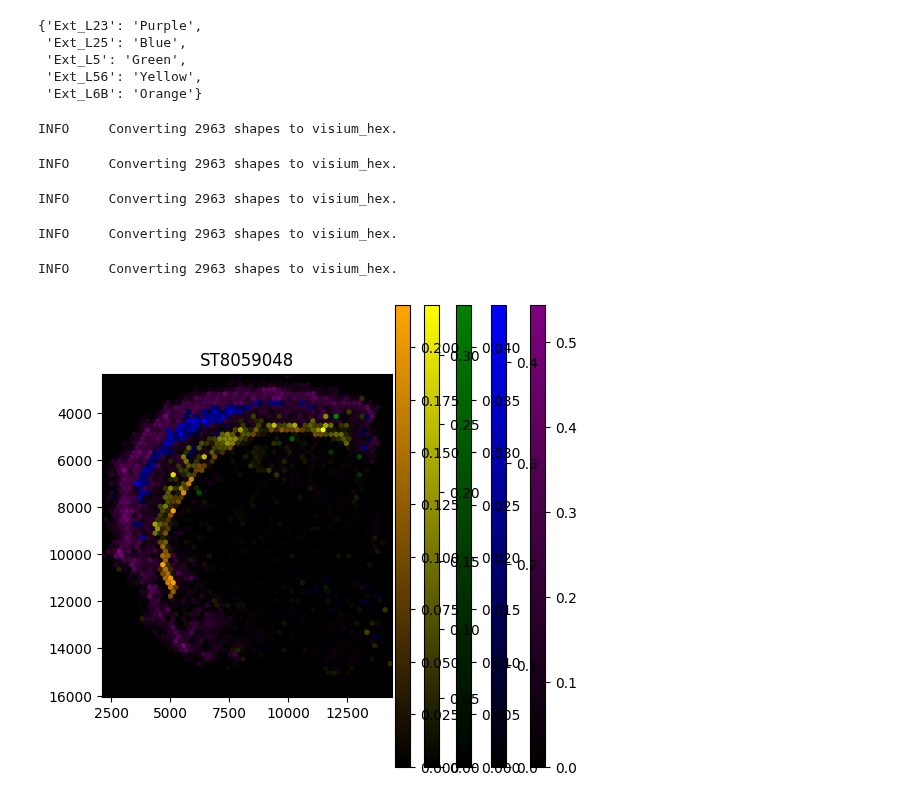
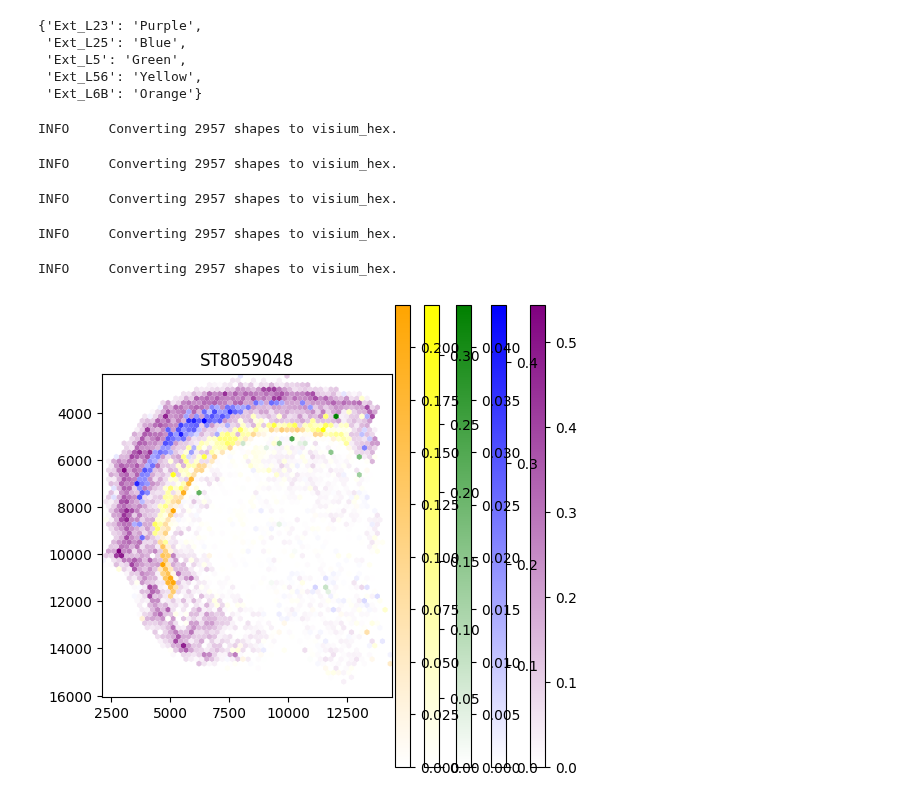
Before and after one commit to ComputationalBiomedicineGroup/rectangle_paper, a Jupyter notebook: notebooks/spatial_visualisation.ipynb, the cells around one changed output. Drawn from its saved outputs; the diff is of its cells as text; code cells hidden in the pictures.

```diff
--- a/notebooks/spatial_visualisation.ipynb
+++ b/notebooks/spatial_visualisation.ipynb
@@ -206,7 +259,7 @@ celltype_color_map
  'Ext_L6B': 'Orange'}
 # %%
 def transparent_sequential_cmap(
-    color: str, n: int = 256, bg: Literal["white", "black"] = "black", name: str | None = None
+    color: str, n: int = 256, bg: Literal["white", "black"] = "white", name: str | None = None
 ) -> mpl.colors.ListedColormap:
     """Create a cmap from `color` to `bg` where value 0 is fully transparent."""
     rgb_target = np.array(mpl.colors.to_rgb(color), dtype=float)
@@ -225,45 +278,45 @@ def transparent_sequential_cmap(
     return mpl.colors.ListedColormap(rgba, name or f"{color}_transparent_seq")
 
 fig, ax = plt.subplots(figsize=(6, 6))
-ax.set_facecolor("black")       # axis background
+ax.set_facecolor("white")       # axis background
 
 for celltype, color in celltype_color_map.items():
-    cmap = transparent_sequential_cmap(color, n=256, name=f"{celltype}_transparent_seq", bg='black')
+    cmap = transparent_sequential_cmap(color, n=256, name=f"{celltype}_transparent_seq", bg='white')
     (
         sdata
         .pl.render_shapes(
             color=celltype,
             cmap=cmap,
             shape="visium_hex",
             table_name="rectangle_results",
         )
         .pl.show(
             "ST8059048",
             ax=ax,
             colorbar=True
         )
     )
 
 # handles = [
 #     Patch(facecolor=c, edgecolor="none", label=lab)
 #     for lab, c in zip(celltypes, colors)
 # ]
 # ax.legend(
 #     handles=handles,
 #     title="Cell type",
 #     loc="center left",
 #     bbox_to_anchor=(1.02, 0.5),  # outside to the right
 #     borderaxespad=0.0,
 #     frameon=False,
 #     ncol=1,
 # )
 # %% [output]
-INFO     Converting 2963 shapes to visium_hex.
+INFO     Converting 2957 shapes to visium_hex.
-INFO     Converting 2963 shapes to visium_hex.
+INFO     Converting 2957 shapes to visium_hex.
-INFO     Converting 2963 shapes to visium_hex.
+INFO     Converting 2957 shapes to visium_hex.
-INFO     Converting 2963 shapes to visium_hex.
+INFO     Converting 2957 shapes to visium_hex.
-INFO     Converting 2963 shapes to visium_hex.
+INFO     Converting 2957 shapes to visium_hex.
-[figure, old version]
+[figure, new version]
 # %%
 fig, ax = plt.subplots(figsize=(6, 6))
 ax.set_facecolor(_AX_BG_COLOR)       # axis background
```
Also changed, not shown: parts of 11 cells of this notebook, 2 other files.
